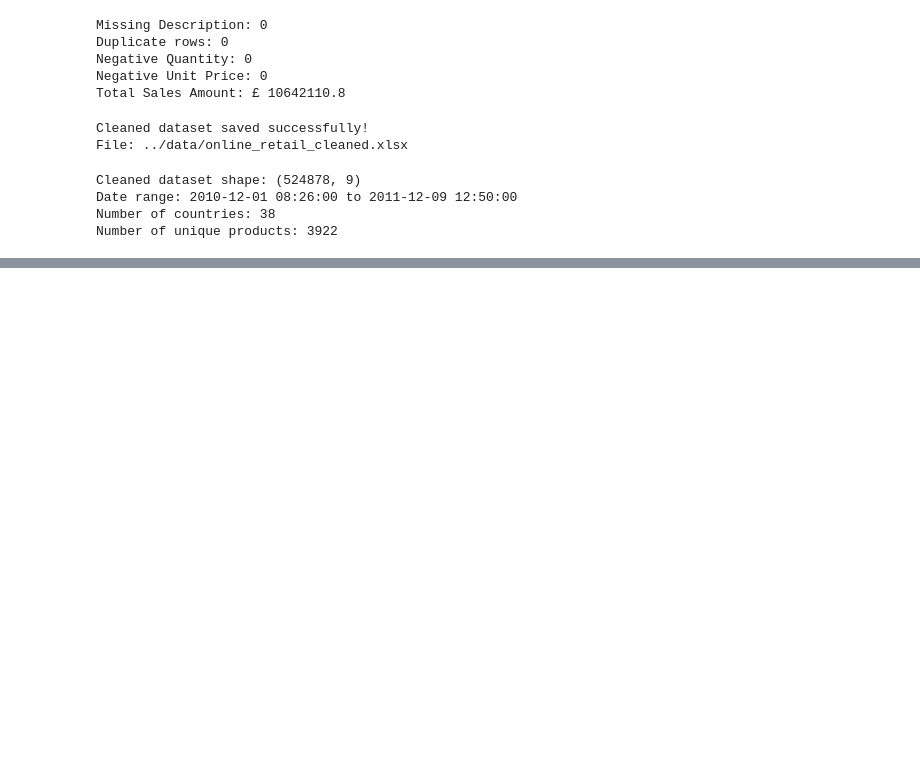
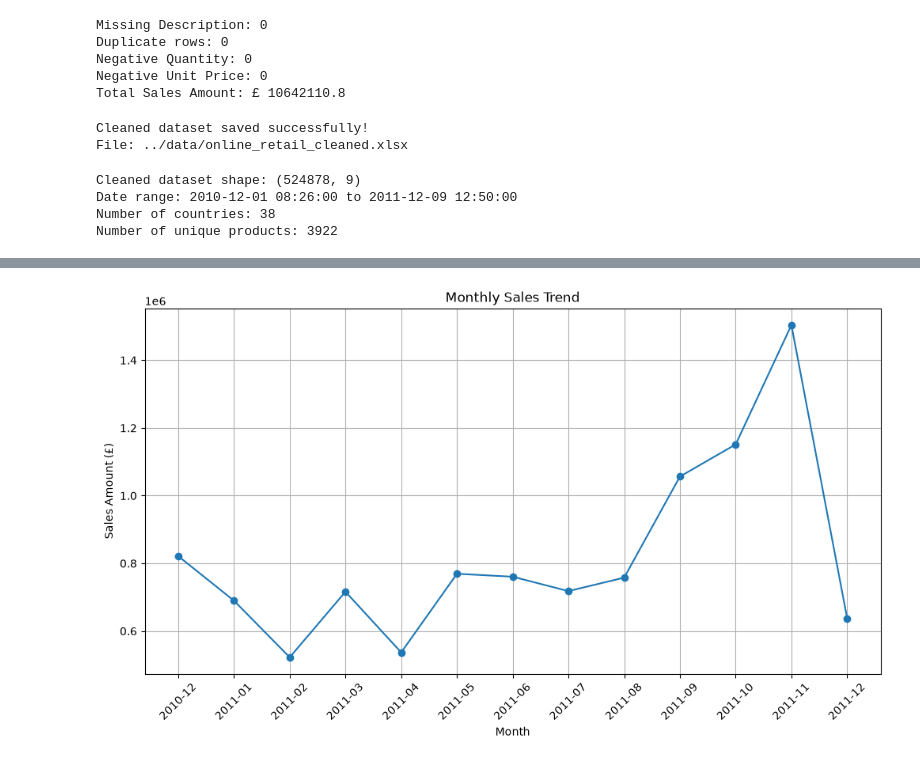
Before and after one commit to jithin2001-ux/git-github-basics, a Jupyter notebook: notebooks/sales_analysis.ipynb.ipynb, the cells around one changed output, grey strips where cells are left out. Cells and saved outputs as stored; diff of their text form; code cells hidden in the pictures; blank space fills up the shorter version.

```diff
--- a/notebooks/sales_analysis.ipynb.ipynb
+++ b/notebooks/sales_analysis.ipynb.ipynb
@@ -190,0 +342,19 @@ Number of unique products: 3922
+# %%
+# Visualization 1: Monthly Sales Trend
+
+monthly_sales = clean_df.groupby(
+    clean_df["InvoiceDate"].dt.to_period("M")
+)["SalesAmount"].sum()
+
+plt.figure(figsize=(12, 6))
+plt.plot(monthly_sales.index.astype(str), monthly_sales.values, marker="o")
+
+plt.title("Monthly Sales Trend")
+plt.xlabel("Month")
+plt.ylabel("Sales Amount (£)")
+plt.xticks(rotation=45)
+plt.grid(True)
+
+plt.show()
+# %% [output]
+[figure, added]
```
Also changed, not shown: parts of 14 cells of this notebook, 10 other files.
